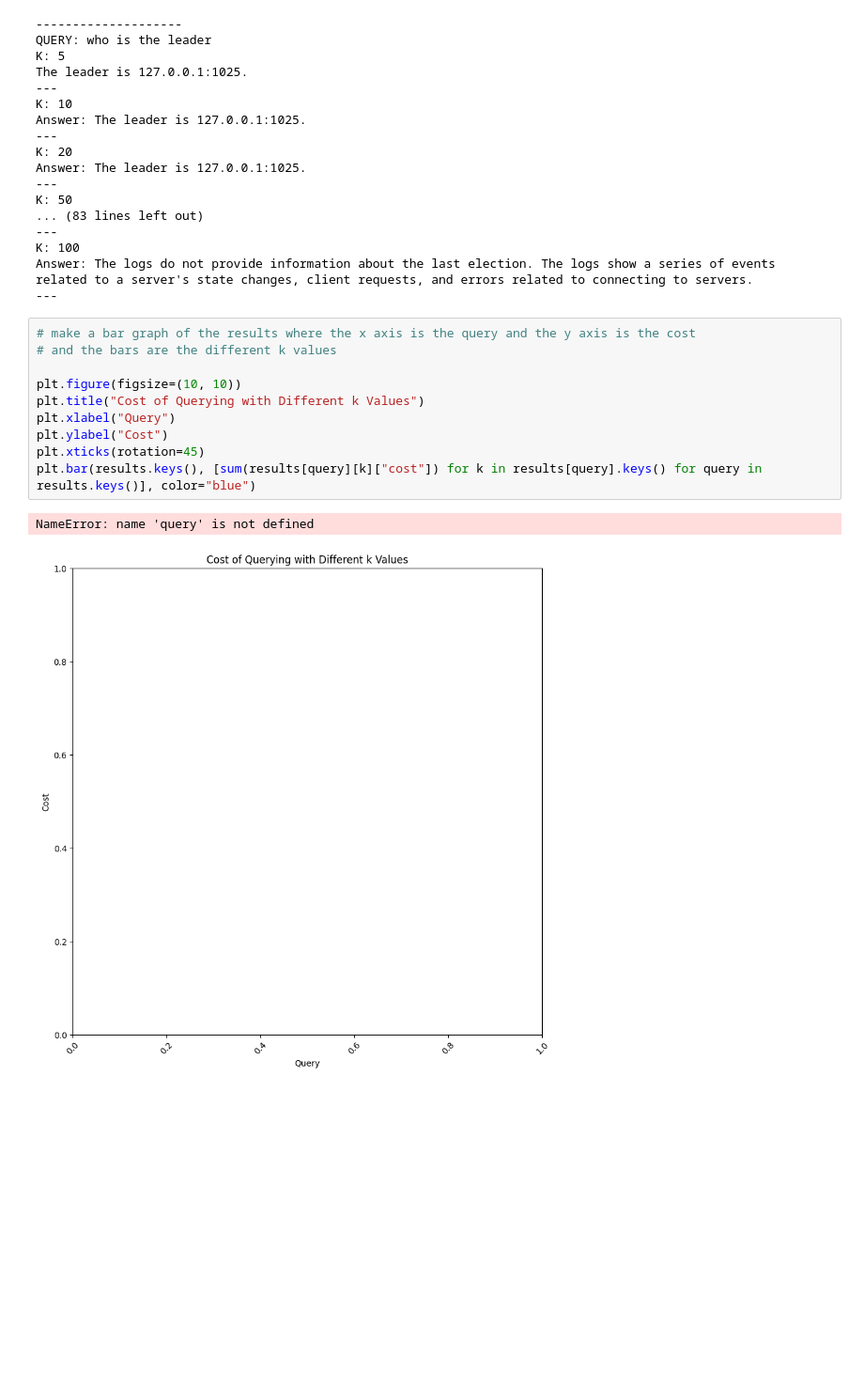
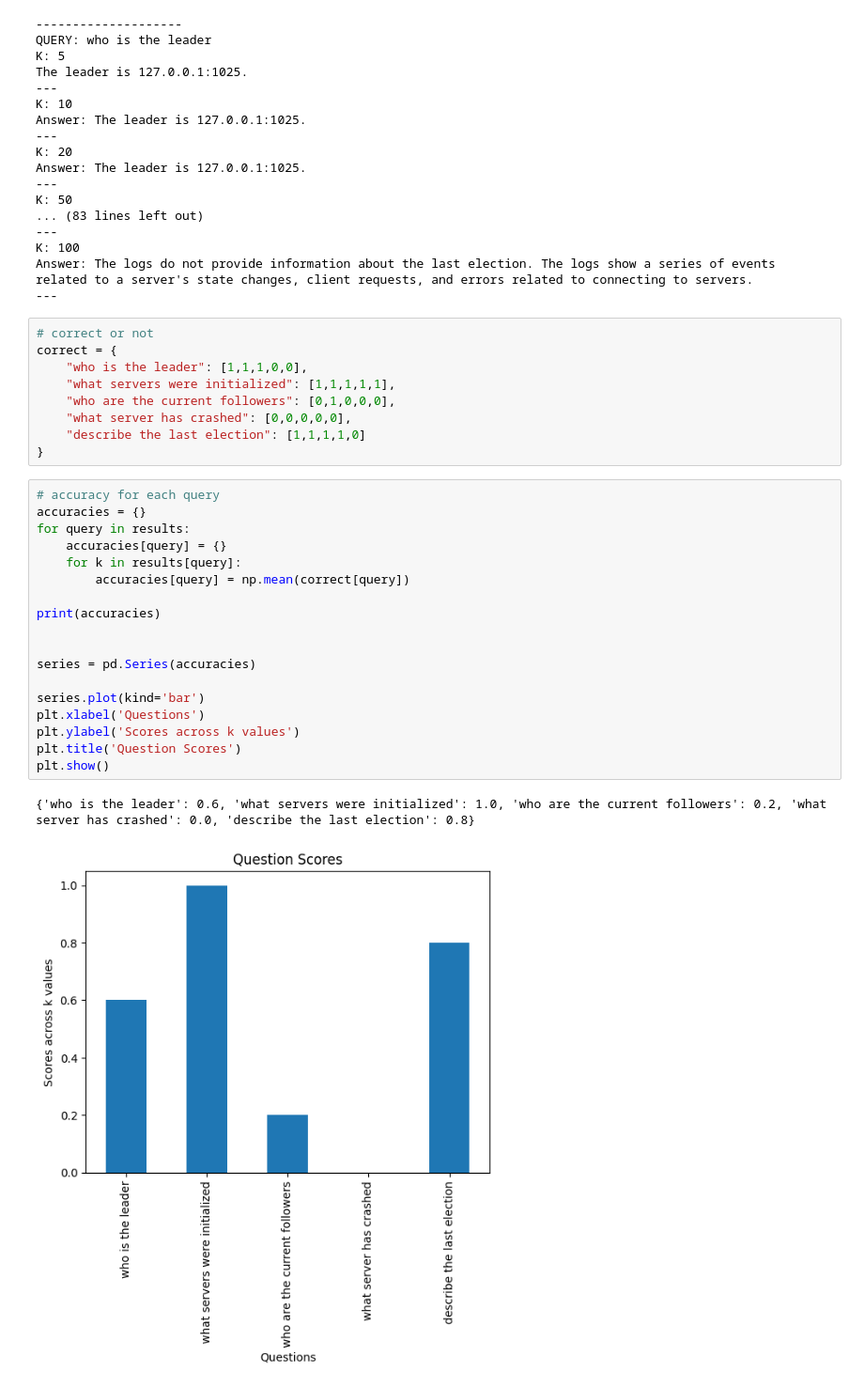
Before and after one commit to shashank2000/log-intelligencer, a Jupyter notebook: graphs.ipynb, the cells around one changed output. Shown at 94% size. Drawn from its saved outputs; the diff is of its cells as text; blank space fills up the shorter version.

Commit message:
added more graphs

```diff
--- a/graphs.ipynb
+++ b/graphs.ipynb
@@ -38,16 +38,33 @@ K: 50
 K: 100
 Answer: The logs do not provide information about the last election. The logs show a series of events related to a server's state changes, client requests, and errors related to connecting to servers.
 ---
-# %%
-# make a bar graph of the results where the x axis is the query and the y axis is the cost
-# and the bars are the different k values
-
-plt.figure(figsize=(10, 10))
-plt.title("Cost of Querying with Different k Values")
-plt.xlabel("Query")
-plt.ylabel("Cost")
-plt.xticks(rotation=45)
-plt.bar(results.keys(), [sum(results[query][k]["cost"]) for k in results[query].keys() for query in results.keys()], color="blue")
-# %% [output]
-NameError: name 'query' is not defined
-[figure, removed]
+# %%
+# correct or not
+correct = {
+    "who is the leader": [1,1,1,0,0],
+    "what servers were initialized": [1,1,1,1,1],
+    "who are the current followers": [0,1,0,0,0],
+    "what server has crashed": [0,0,0,0,0],
+    "describe the last election": [1,1,1,1,0]
+}
+# %%
+# accuracy for each query
+accuracies = {}
+for query in results:
+    accuracies[query] = {}
+    for k in results[query]:
+        accuracies[query] = np.mean(correct[query])
+
+print(accuracies)
+
+
+series = pd.Series(accuracies)
+
+series.plot(kind='bar')
+plt.xlabel('Questions')
+plt.ylabel('Scores across k values')
+plt.title('Question Scores')
+plt.show()
+# %% [output]
+{'who is the leader': 0.6, 'what servers were initialized': 1.0, 'who are the current followers': 0.2, 'what server has crashed': 0.0, 'describe the last election': 0.8}
+[figure, added]
```
Also changed, not shown: parts of 1 cell of this notebook.
